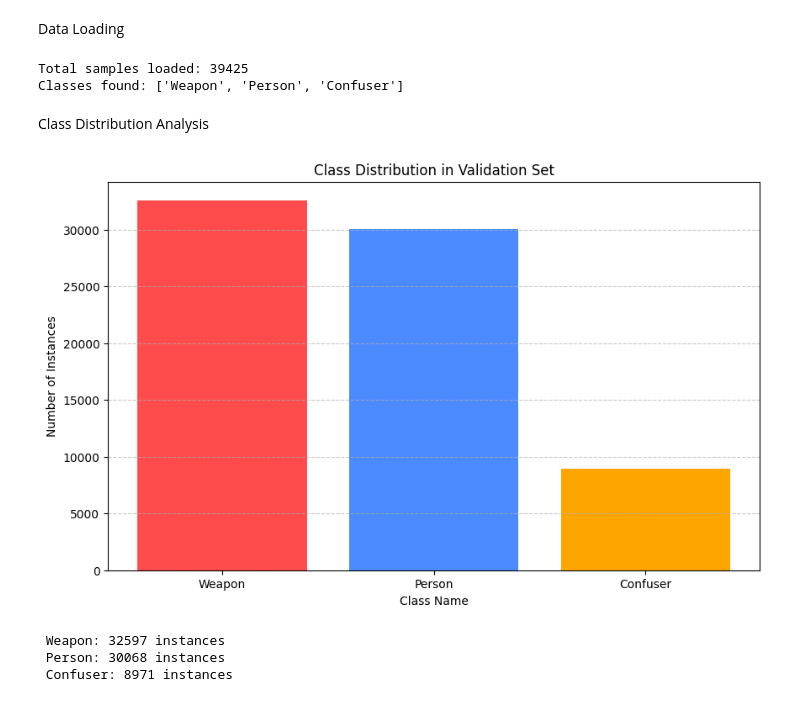
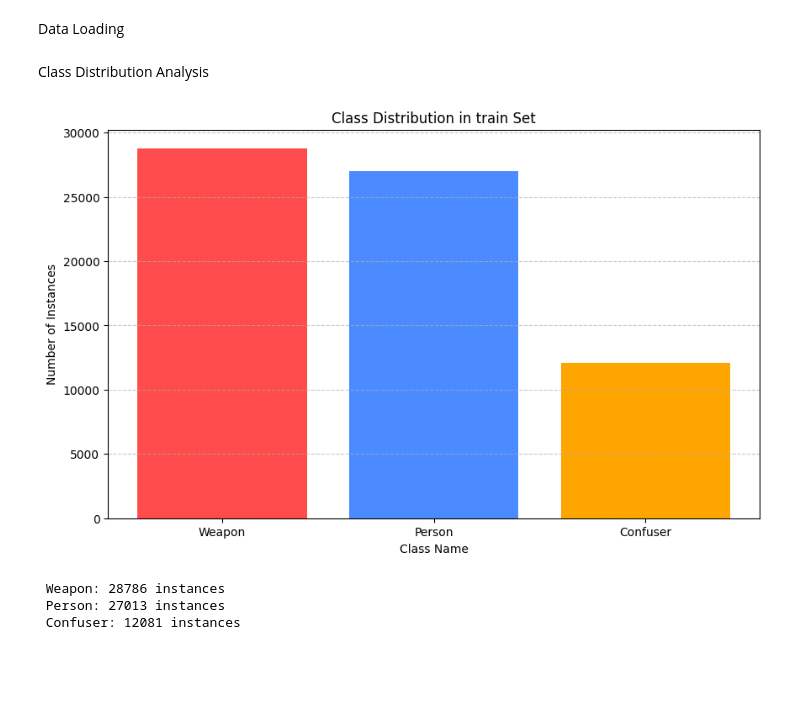
Before and after one commit to SALMASAID1/Real-Time-Weapon-Detection-Context-Aware-Red-Alert-System, a Jupyter notebook: notebooks/Phase1_EDA.ipynb, the cells around one changed output. Drawn from its saved outputs; the diff is of its cells as text; code cells hidden in the pictures; blank space fills up the shorter version.

```diff
--- a/notebooks/Phase1_EDA.ipynb
+++ b/notebooks/Phase1_EDA.ipynb
@@ -14,6 +15,7 @@ Data Loading
 ROOT_DIR = Path(os.getcwd()).parent
 DATASET_DIR = ROOT_DIR / "data" / "processed" / "yolo_dataset"
 YAML_PATH = DATASET_DIR / "data.yaml"
+DATA_TYPE = "train"
 
 # 2. Verify paths exist
 if not YAML_PATH.exists():
@@ -33,36 +35,33 @@ dataset = fo.Dataset.from_dir(
     overwrite=True,
     yaml_path=str(YAML_PATH),
     name=dataset_name,
-    split="train"
+    split=str(DATA_TYPE)
 )
 
 print(f"Total samples loaded: {len(dataset)}")
 print(f"Classes found: {dataset.default_classes}")
-# %% [output]
-Total samples loaded: 39425
-Classes found: ['Weapon', 'Person', 'Confuser']
 # %% [markdown]
 Class Distribution Analysis
 # %%
 # Calculate class counts
 counts = dataset.count_values("ground_truth.detections.label")
 
 # Plotting
 plt.figure(figsize=(10, 6))
 plt.bar(counts.keys(), counts.values(), color=['#FF4B4B', '#4B8BFF', '#FFA500'])
-plt.title("Class Distribution in Validation Set")
+plt.title(f"Class Distribution in {DATA_TYPE} Set")
 plt.xlabel("Class Name")
 plt.ylabel("Number of Instances")
 plt.grid(axis='y', linestyle='--', alpha=0.7)
 plt.show()
 
 for label, count in counts.items():
     print(f" {label}: {count} instances")
 # %% [output]
-[figure, old version]
+[figure, new version]
- Weapon: 32597 instances
- Person: 30068 instances
- Confuser: 8971 instances
+ Weapon: 28786 instances
+ Person: 27013 instances
+ Confuser: 12081 instances
 # %%
 # 1. Launch the interactive session
 session = fo.launch_app(dataset, port=5151)
```
Also changed, not shown: parts of 1 cell of this notebook, 8 other files.
